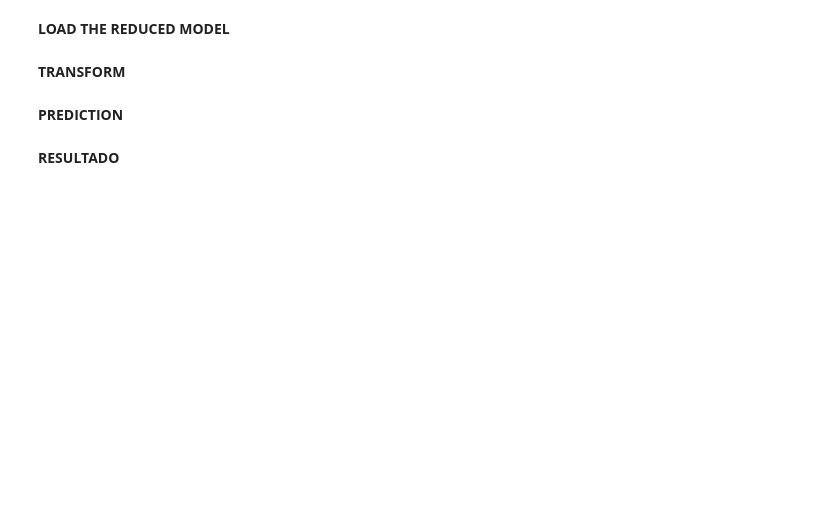
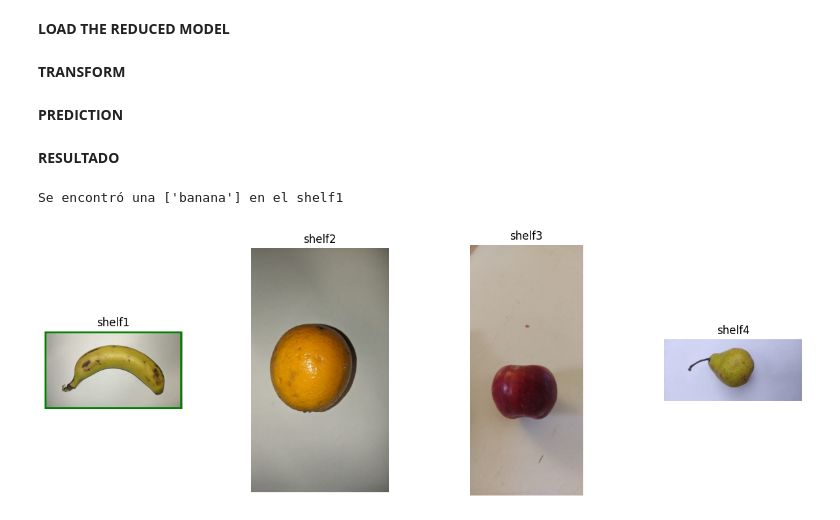
Before and after one commit to Juan2000-coder/Speech_Recognition, a Jupyter notebook: implementation/solution/solution.ipynb, the cells around one changed output. Saved outputs shown, nothing was run; the diff lists cells and outputs as text; code cells hidden in the pictures; blank space fills up the shorter version.

```diff
--- a/implementation/solution/solution.ipynb
+++ b/implementation/solution/solution.ipynb
@@ -597,30 +604,33 @@ reduced_test           = pca.transform(scaled_test_features)
 **PREDICTION**
 # %%
 prediction  = knn(reduced, reduced_test, 3)
-place = [shelf for shelf, fruit in shelfs.items() if fruit == prediction]
+place = [shelf for shelf, fruit in shelfs.items() if fruit in prediction]
 # %% [markdown]
 **RESULTADO**
 # %%
 if len(place) == 0:
     print(f"No se encontró una {prediction} en ninguna de las 4 estanterías.")
 elif len(place) == 1:
-    print(f"Se encontró una {prediction} en la {place[0]}")
+    print(f"Se encontró una {prediction} en el {place[0]}")
 elif len(place) > 1:
     print(f"Se encontró una {prediction} en las siguientes estanterias: {place}")
 
 fig, axs = plt.subplots(1, 4, figsize = (15, 5))
 i = 0
 for shelf, file in shelf_files.items():
-    i += 1
     image = cv2.imread(file)
     axs[i].imshow(cv2.cvtColor(image, cv2.COLOR_BGR2RGB))
     axs[i].axis('off')
     axs[i].set_title(shelf)
 
     if shelf in place:
         h, w, _ = image.shape
-        rect = plt.Rectangle((0, 0), w, h, linewidth = 2, edgecolor = 'green', facecolor = 'none')
+        rect = plt.Rectangle((0, 0), w, h, linewidth = 4, edgecolor = 'green', facecolor = 'none')
         axs[i].add_patch(rect)
+    i += 1
 
 plt.subplots_adjust(wspace = 0.5)
 plt.show()
+# %% [output]
+Se encontró una ['banana'] en el shelf1
+[figure, added]
```
Also changed, not shown: parts of 4 cells of this notebook, 23 other files.
